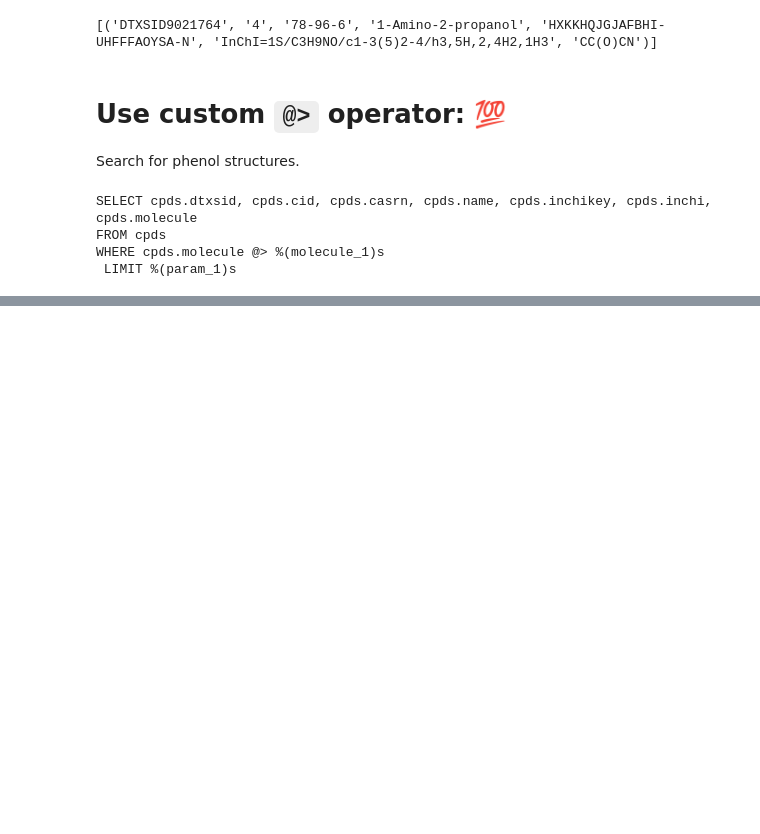
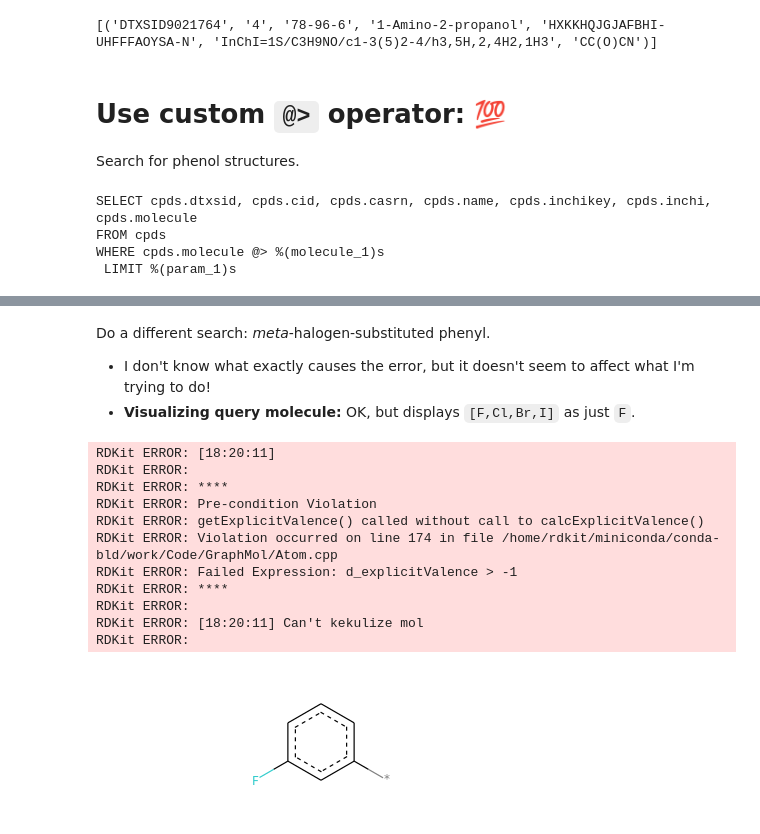
Before and after one commit to akokai/commongroups-archived, a Jupyter notebook: notebooks/sqlalchemy_testing.ipynb, the cells around one changed output, grey strips where cells are left out. Cells and saved outputs as stored; diff of their text form; code cells hidden in the pictures; blank space fills up the shorter version.

```diff
--- a/notebooks/sqlalchemy_testing.ipynb
+++ b/notebooks/sqlalchemy_testing.ipynb
@@ -129,3 +139,25 @@ WHERE cpds.molecule @> '[c&D2]1:,-[c&D2]:,-[c&D2]:,-[c&D2]:,-[c&D2]:,-[c&D3]:,-1
 | 2 | DTXSID90746526 | None | 109738-21-8 | Oxovanadium(2+) 2,9,16,23-tetraph... | QLJKMZISJZORJD-UHFFFAOYSA-N | InChI=1S/C56H38N8O4.O.V/c1-5-13-3... | [O].[V+2].c1ccc(Oc2ccc3c4[n-]c([n... |
 | 3 | DTXSID30746505 | 71311253 | 167093-23-4 | PUBCHEM_71311253 | JWPNATQHLXEGSZ-UHFFFAOYSA-M | InChI=1S/C56H38N8S4.Al.ClH/c1-5-1... | [Al+3].[Cl-].c1ccc(Sc2cccc3c4[n-]... |
 | 4 | DTXSID50746567 | 71311452 | 149820-65-5 | (8xi,9R)-6'-Methoxy-9-[(6-{[(4bet... | SWKRDCRSJPRVNF-RMMANSCUSA-N | InChI=1S/C56H60N6O4/c1-5-35-33-61... | CCC1CN2CC[C@@H]1CC2[C@H](Oc1nc(-c... |
+# %% [markdown]
+Do a different search: *meta*-halogen-substituted phenyl.
+
+- I don't know what exactly causes the error, but it doesn't seem to affect what I'm trying to do!
+- **Visualizing query molecule:** OK, but displays `[F,Cl,Br,I]` as just `F`.
+# %%
+smarts = 'c1c([F,Cl,Br,I])cccc1-[*]'
+qmol = Chem.MolFromSmarts(smarts)
+qmol
+# %% [output]
+RDKit ERROR: [18:20:11]
+RDKit ERROR:
+RDKit ERROR: ****
+RDKit ERROR: Pre-condition Violation
+RDKit ERROR: getExplicitValence() called without call to calcExplicitValence()
+RDKit ERROR: Violation occurred on line 174 in file /home/rdkit/miniconda/conda-bld/work/Code/GraphMol/Atom.cpp
+RDKit ERROR: Failed Expression: d_explicitValence > -1
+RDKit ERROR: ****
+RDKit ERROR:
+RDKit ERROR: [18:20:11] Can't kekulize mol
+RDKit ERROR:
+[figure, added]
```
Also changed, not shown: parts of 15 cells of this notebook.
